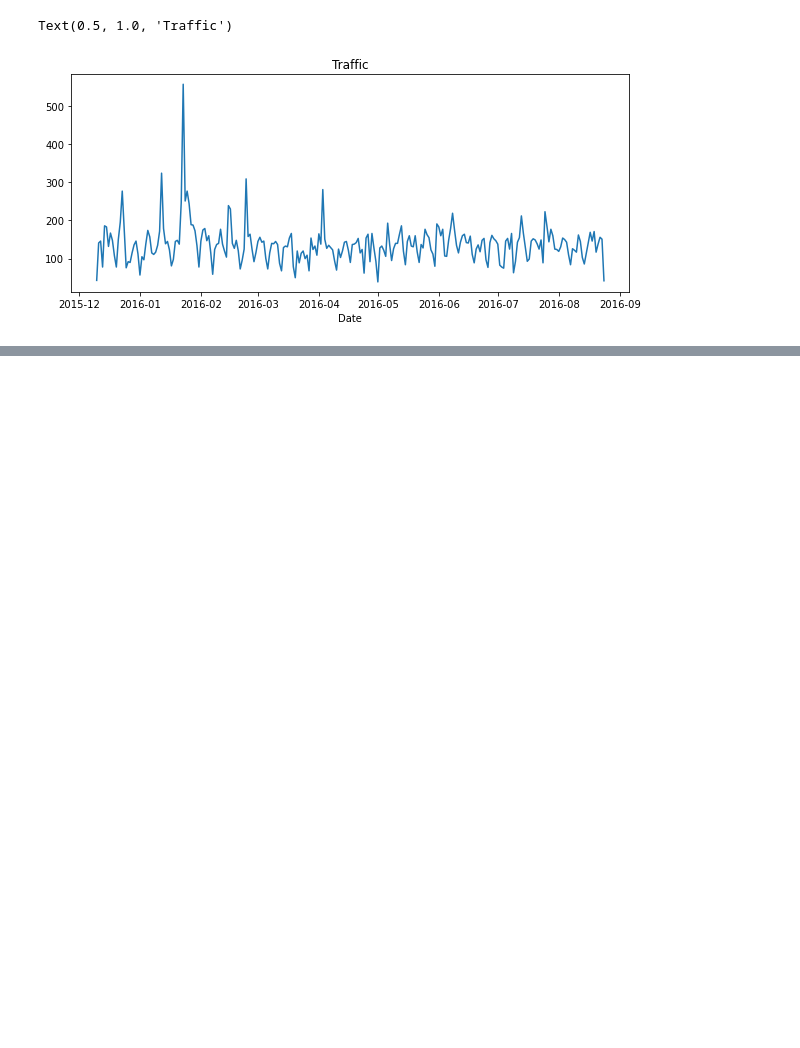
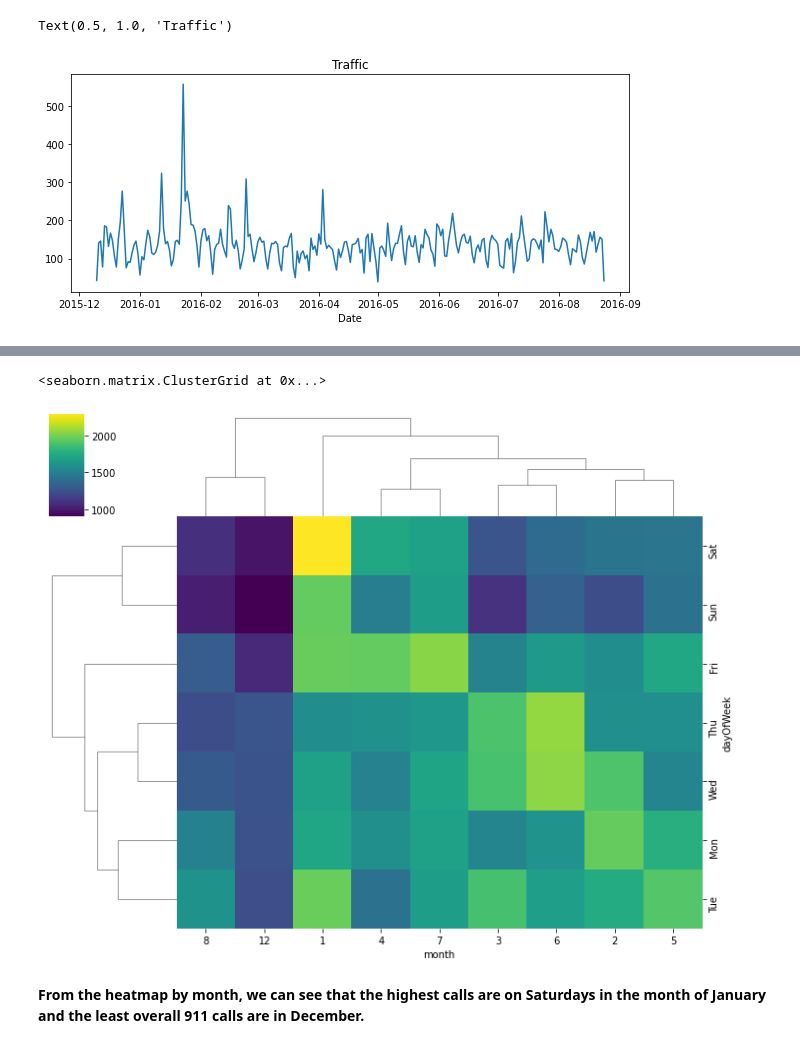
Before and after one commit to ayg15/911CallsAnalysis, a Jupyter notebook: 911 Calls Data Analysis.ipynb, the cells around one changed output, grey strips where cells are left out. Cells and saved outputs as stored; diff of their text form; code cells hidden in the pictures; blank space fills up the shorter version.

```diff
--- a/911 Calls Data Analysis.ipynb
+++ b/911 Calls Data Analysis.ipynb
@@ -273,0 +326,7 @@ Text(0.5, 1.0, 'Traffic')
+# %%
+sns.clustermap(callsByMonth, cmap='viridis', figsize=(10,8))
+# %% [output]
+<seaborn.matrix.ClusterGrid at 0x...>
+[figure, added]
+# %% [markdown]
+**From the heatmap by month, we can see that the highest calls are on Saturdays in the month of January and the least overall 911 calls are in December.**
```
Also changed, not shown: parts of 10 cells of this notebook.
